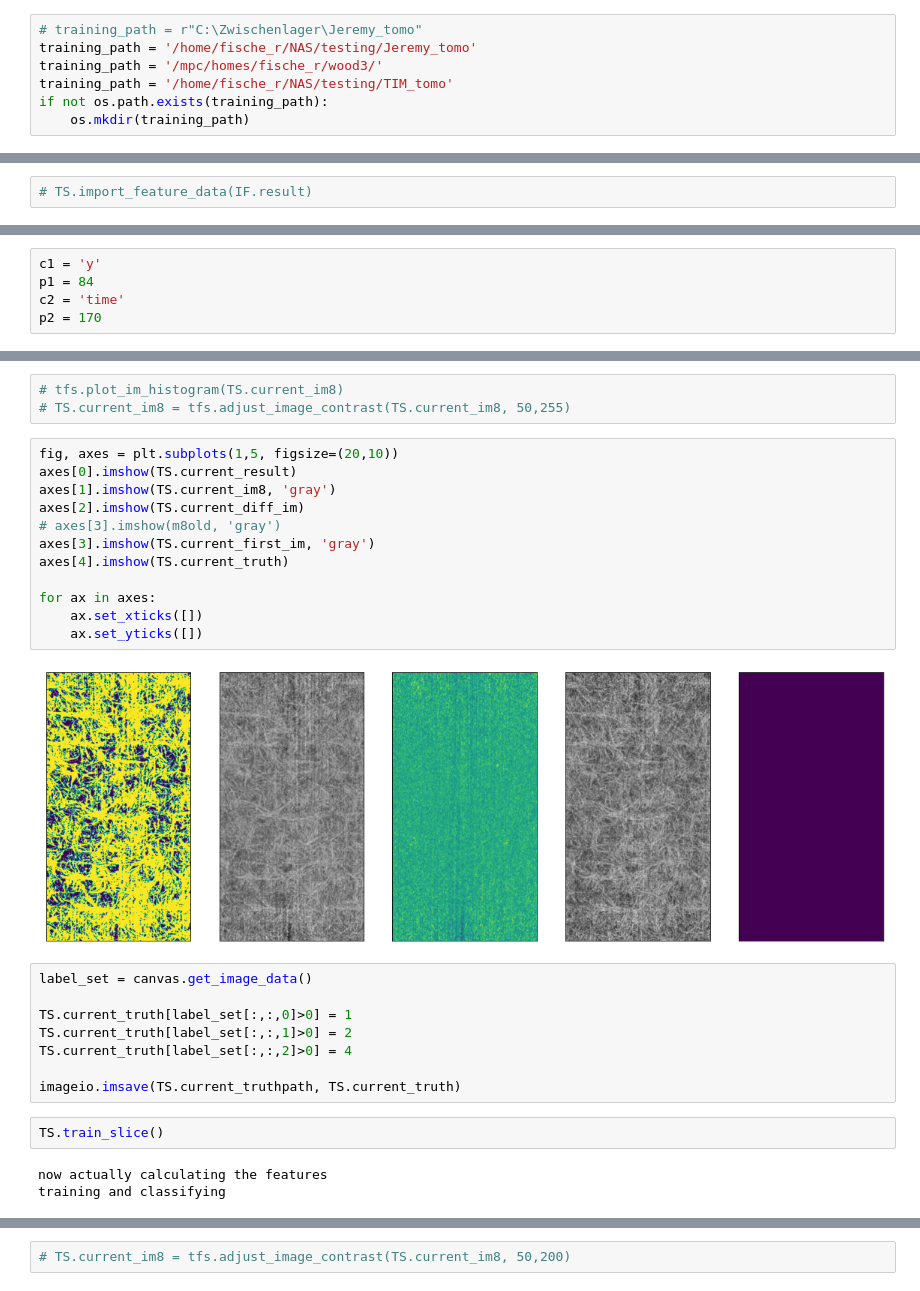
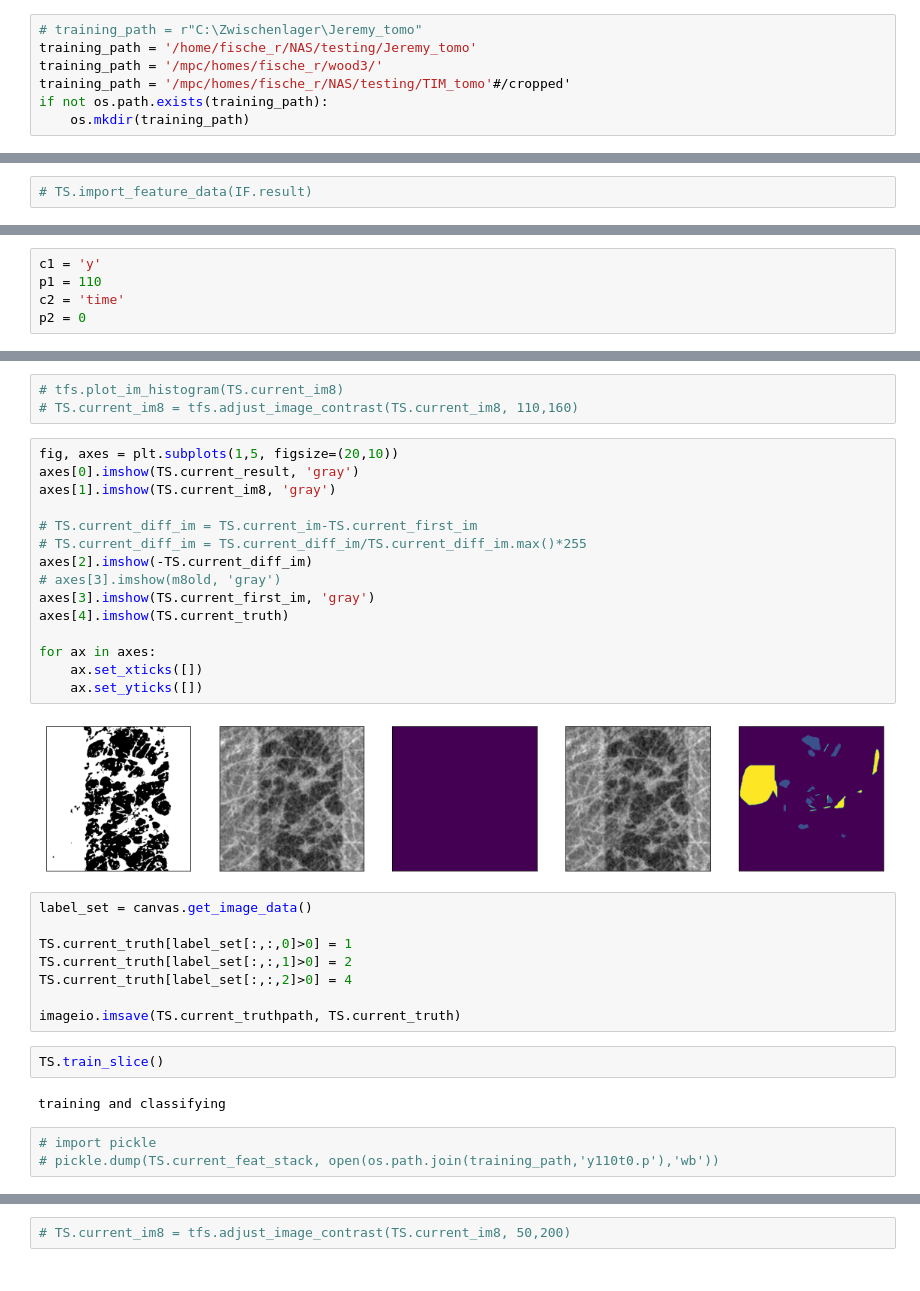
Before and after one commit to Pescatore23/pytrainseg, a Jupyter notebook: test_dask_framework_all_lazy.ipynb, the cells around one changed output, grey strips where cells are left out. Saved outputs shown, nothing was run; the diff lists cells and outputs as text.

```diff
--- a/test_dask_framework_all_lazy.ipynb
+++ b/test_dask_framework_all_lazy.ipynb
@@ -118,7 +141,7 @@ IF.make_xarray_nc()
 # training_path = r"C:\Zwischenlager\Jeremy_tomo"
 training_path = '/home/fische_r/NAS/testing/Jeremy_tomo'
 training_path = '/mpc/homes/fische_r/wood3/'
-training_path = '/home/fische_r/NAS/testing/TIM_tomo'
+training_path = '/mpc/homes/fische_r/NAS/testing/TIM_tomo'#/cropped'
 if not os.path.exists(training_path):
     os.mkdir(training_path)
 # %%
@@ -136,8 +176,8 @@ You could try  z = 683  and  time = 149
 However, please sort it like the original xyztime
 # %%
 c1 = 'y'
-p1 = 84
+p1 = 110
 c2 = 'time'
-p2 = 170
+p2 = 0
 # %%
 TS.load_training_set(c1, p1, c2, p2)
@@ -179,20 +219,23 @@ HBox(children=(MultiCanvas(height=1781, width=956), ColorPicker(value='#ff0000',
 # %%
 # tfs.plot_im_histogram(TS.current_im8)
-# TS.current_im8 = tfs.adjust_image_contrast(TS.current_im8, 50,255)
+# TS.current_im8 = tfs.adjust_image_contrast(TS.current_im8, 110,160)
 # %%
 fig, axes = plt.subplots(1,5, figsize=(20,10))
-axes[0].imshow(TS.current_result)
+axes[0].imshow(TS.current_result, 'gray')
 axes[1].imshow(TS.current_im8, 'gray')
-axes[2].imshow(TS.current_diff_im)
+
+# TS.current_diff_im = TS.current_im-TS.current_first_im
+# TS.current_diff_im = TS.current_diff_im/TS.current_diff_im.max()*255
+axes[2].imshow(-TS.current_diff_im)
 # axes[3].imshow(m8old, 'gray')
 axes[3].imshow(TS.current_first_im, 'gray')
 axes[4].imshow(TS.current_truth)
 
 for ax in axes:
     ax.set_xticks([])
     ax.set_yticks([])
 # %% [output]
-[figure, old version]
+[figure, new version]
 # %%
 label_set = canvas.get_image_data()
 
@@ -204,5 +247,7 @@ imageio.imsave(TS.current_truthpath, TS.current_truth)
 # %%
 TS.train_slice()
 # %% [output]
-now actually calculating the features
 training and classifying
+# %%
+# import pickle
+# pickle.dump(TS.current_feat_stack, open(os.path.join(training_path,'y110t0.p'),'wb'))
```
Also changed, not shown: parts of 33 cells of this notebook, 2 other files.
